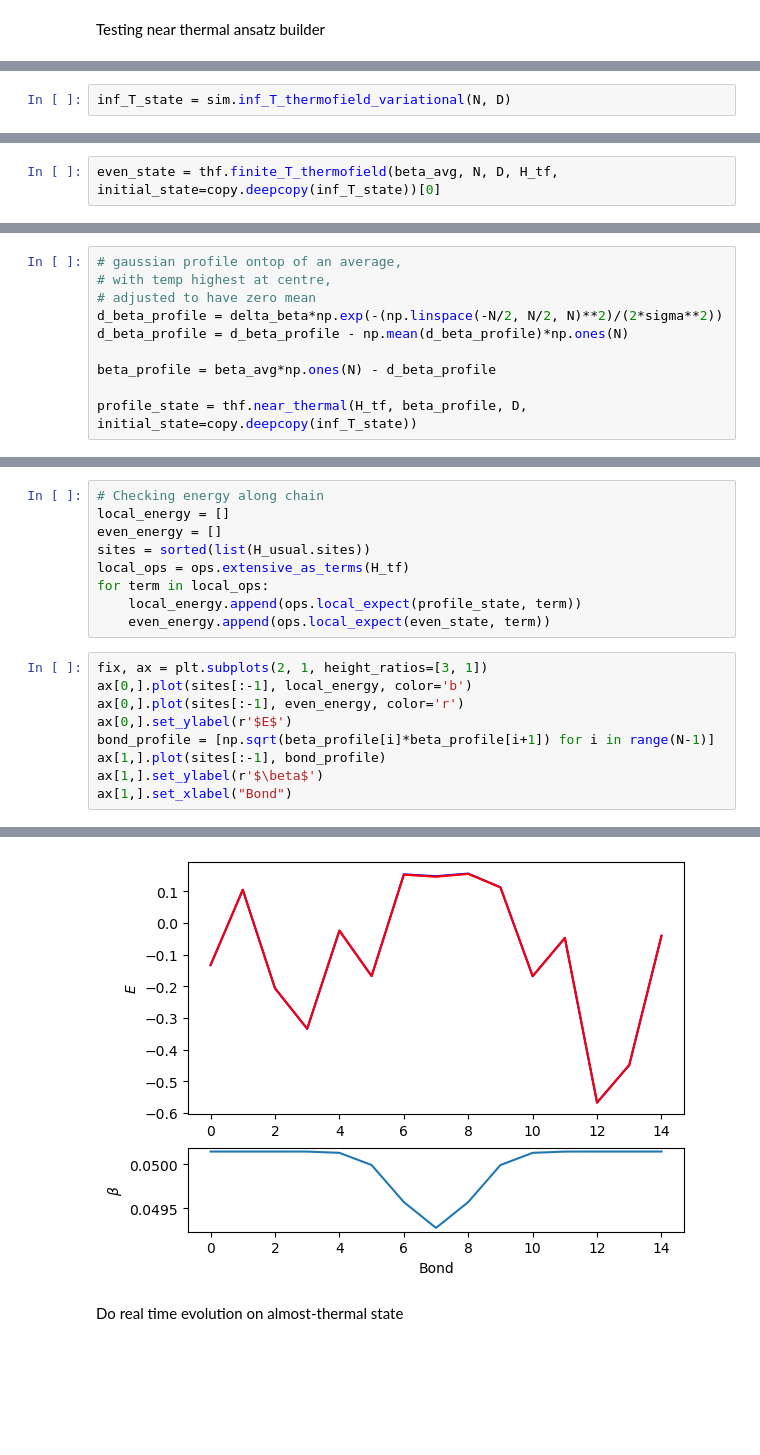
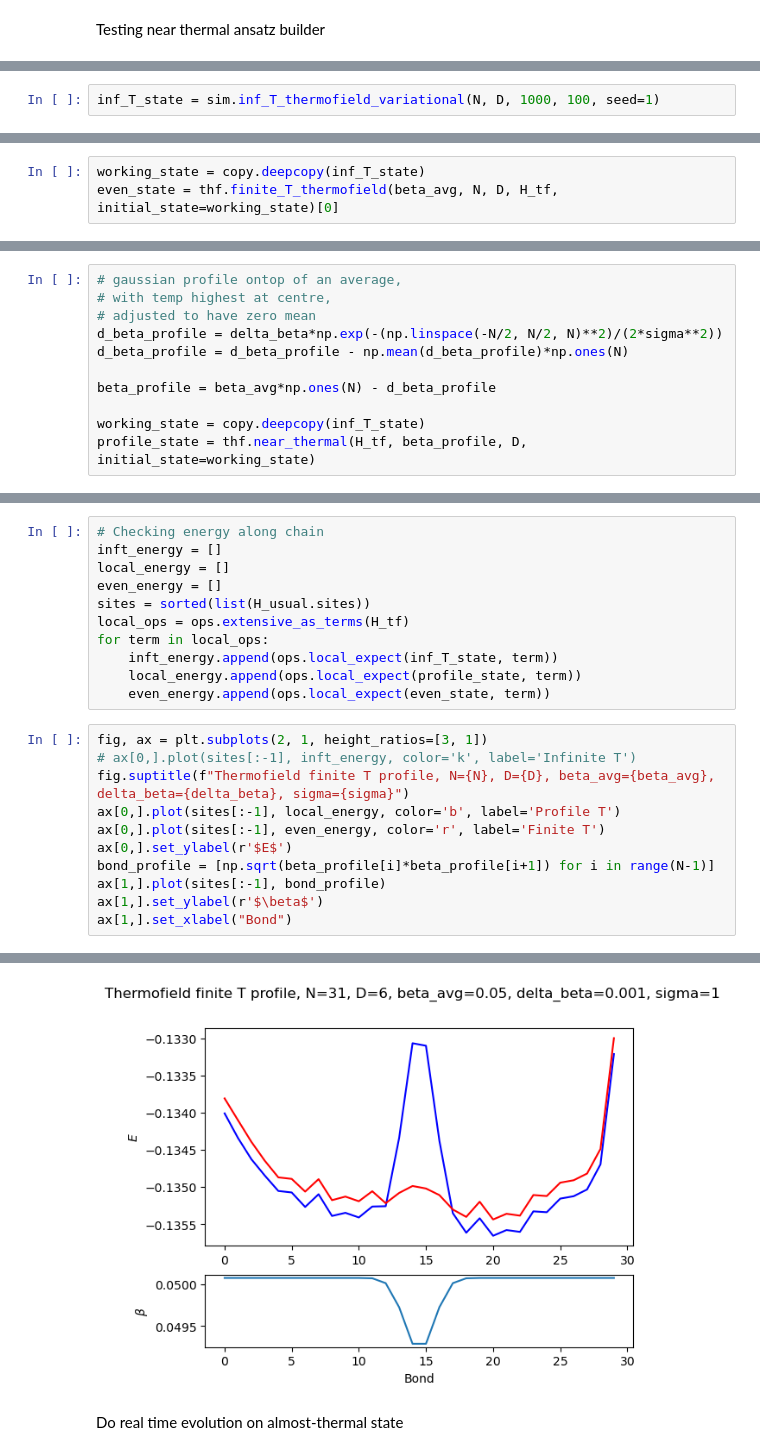
Before and after one commit to OscarCharlieST/quantum-tensor, a Jupyter notebook: active.ipynb, the cells around one changed output, grey strips where cells are left out. Drawn from its saved outputs; the diff is of its cells as text; blank space fills up the shorter version.

Commit message:
Solved issue with gs; I think it was a mixture of bad random seeds and the 'hamiltonian' building the inf temp state not sufficiently emphasising the prefered state. removed redundant script file.

```diff
--- a/active.ipynb
+++ b/active.ipynb
@@ -106,3 +99,3 @@ NameError: name 'thf' is not defined
 # %%
-inf_T_state = sim.inf_T_thermofield_variational(N, D)
+inf_T_state = sim.inf_T_thermofield_variational(N, D, 1000, 100, seed=1)
 # %% [output]
@@ -110,3 +106,4 @@ NameError: name 'sim' is not defined
 # %%
-even_state = thf.finite_T_thermofield(beta_avg, N, D, H_tf, initial_state=copy.deepcopy(inf_T_state))[0]
+working_state = copy.deepcopy(inf_T_state)
+even_state = thf.finite_T_thermofield(beta_avg, N, D, H_tf, initial_state=working_state)[0]
 # %% [output]
@@ -120,5 +120,6 @@ d_beta_profile = d_beta_profile - np.mean(d_beta_profile)*np.ones(N)
 
 beta_profile = beta_avg*np.ones(N) - d_beta_profile
 
-profile_state = thf.near_thermal(H_tf, beta_profile, D, initial_state=copy.deepcopy(inf_T_state))
+working_state = copy.deepcopy(inf_T_state)
+profile_state = thf.near_thermal(H_tf, beta_profile, D, initial_state=working_state)
 # %% [output]
@@ -126,24 +128,28 @@ NameError: name 'delta_beta' is not defined
 # %%
 # Checking energy along chain
+inft_energy = []
 local_energy = []
 even_energy = []
 sites = sorted(list(H_usual.sites))
 local_ops = ops.extensive_as_terms(H_tf)
 for term in local_ops:
+    inft_energy.append(ops.local_expect(inf_T_state, term))
     local_energy.append(ops.local_expect(profile_state, term))
     even_energy.append(ops.local_expect(even_state, term))
 # %%
-fix, ax = plt.subplots(2, 1, height_ratios=[3, 1])
-ax[0,].plot(sites[:-1], local_energy, color='b')
-ax[0,].plot(sites[:-1], even_energy, color='r')
+fig, ax = plt.subplots(2, 1, height_ratios=[3, 1])
+# ax[0,].plot(sites[:-1], inft_energy, color='k', label='Infinite T')
+fig.suptitle(f"Thermofield finite T profile, N={N}, D={D}, beta_avg={beta_avg}, delta_beta={delta_beta}, sigma={sigma}")
+ax[0,].plot(sites[:-1], local_energy, color='b', label='Profile T')
+ax[0,].plot(sites[:-1], even_energy, color='r', label='Finite T')
 ax[0,].set_ylabel(r'$E$')
 bond_profile = [np.sqrt(beta_profile[i]*beta_profile[i+1]) for i in range(N-1)]
 ax[1,].plot(sites[:-1], bond_profile)
 ax[1,].set_ylabel(r'$\beta$')
 ax[1,].set_xlabel("Bond")
 # %% [output]
 Text(0.5, 0, 'Bond')
-[figure, old version]
+[figure, new version]
 # %% [markdown]
 Do real time evolution on almost-thermal state
 # %%
```
Also changed, not shown: parts of 9 cells of this notebook, 2 other files.
